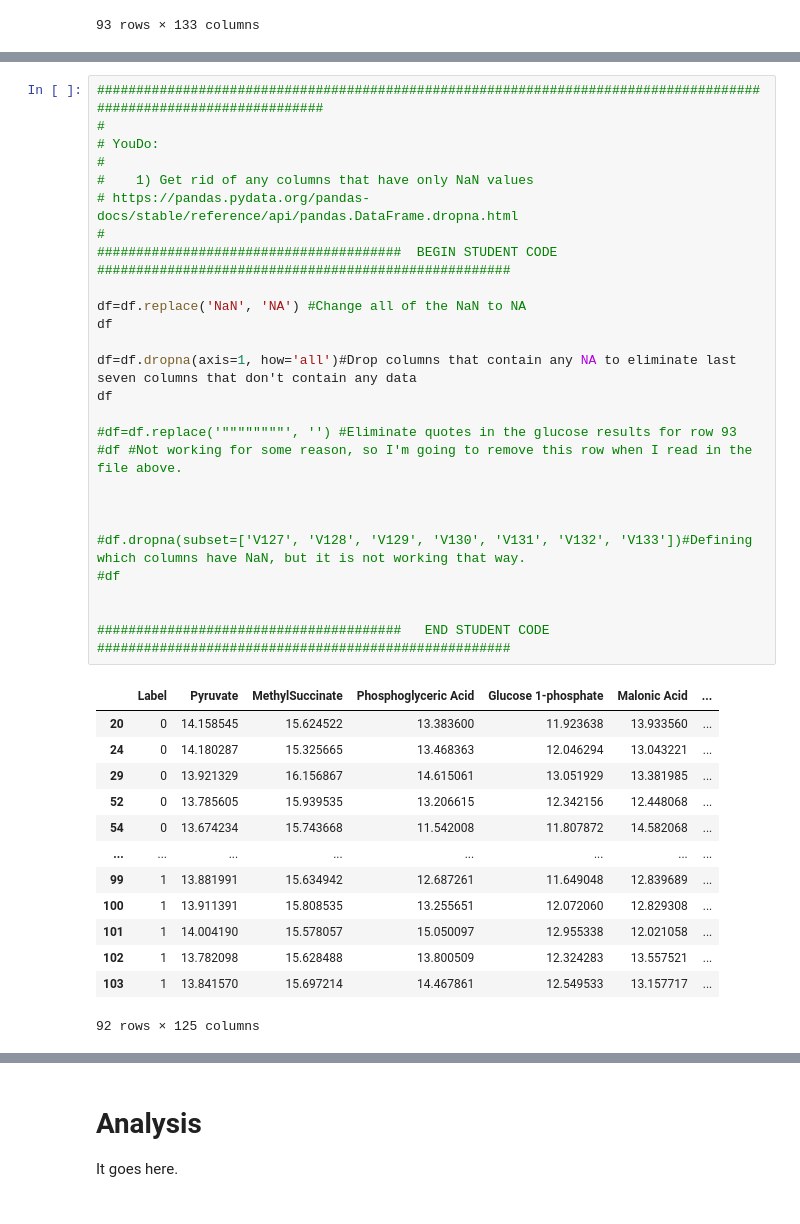
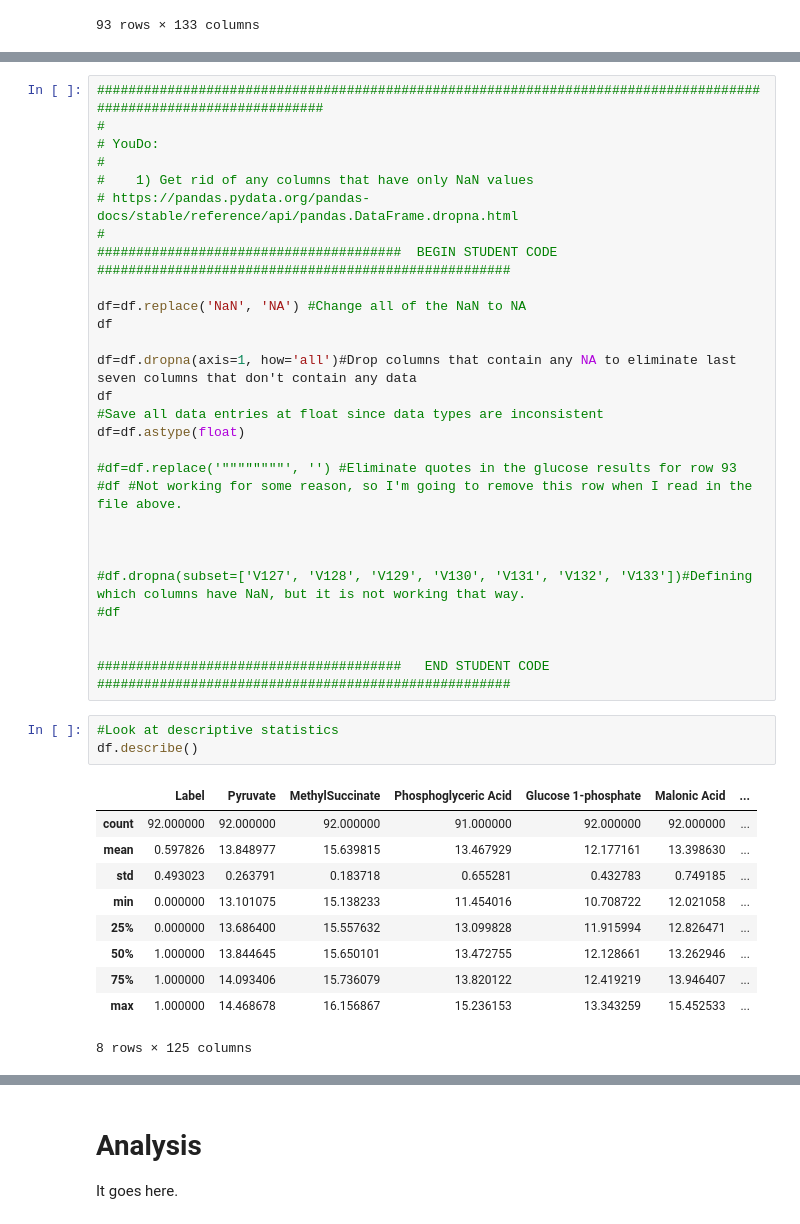
Before and after one commit to BIOS6644/BIOS6644_Spring_2024, a Jupyter notebook: Modules/Module_1/notebooks/BIOS6644_CSV_Sugar_Metabolomics_Jennifer_Kemp.ipynb, the cells around one changed output, grey strips where cells are left out. Saved outputs shown, nothing was run; the diff lists cells and outputs as text.

```diff
--- a/Modules/Module_1/notebooks/BIOS6644_CSV_Sugar_Metabolomics_Jennifer_Kemp.ipynb
+++ b/Modules/Module_1/notebooks/BIOS6644_CSV_Sugar_Metabolomics_Jennifer_Kemp.ipynb
@@ -135,6 +137,8 @@ df
 
 df=df.dropna(axis=1, how='all')#Drop columns that contain any NA to eliminate last seven columns that don't contain any data
 df
+#Save all data entries at float since data types are inconsistent
+df=df.astype(float)
 
 #df=df.replace('""""""""', '') #Eliminate quotes in the glucose results for row 93
 #df #Not working for some reason, so I'm going to remove this row when I read in the file above.
@@ -146,20 +150,20 @@ df
 
 
 #######################################   END STUDENT CODE   #####################################################
-# %% [output]
-|  | Label | Pyruvate | MethylSuccinate | Phosphoglyceric Acid | Glucose 1-phosphate | Malonic Acid | ... |
-| 20 | 0 | 14.158545 | 15.624522 | 13.383600 | 11.923638 | 13.933560 | ... |
-| 24 | 0 | 14.180287 | 15.325665 | 13.468363 | 12.046294 | 13.043221 | ... |
-| 29 | 0 | 13.921329 | 16.156867 | 14.615061 | 13.051929 | 13.381985 | ... |
-| 52 | 0 | 13.785605 | 15.939535 | 13.206615 | 12.342156 | 12.448068 | ... |
-| 54 | 0 | 13.674234 | 15.743668 | 11.542008 | 11.807872 | 14.582068 | ... |
-| ... | ... | ... | ... | ... | ... | ... | ... |
-| 99 | 1 | 13.881991 | 15.634942 | 12.687261 | 11.649048 | 12.839689 | ... |
-| 100 | 1 | 13.911391 | 15.808535 | 13.255651 | 12.072060 | 12.829308 | ... |
-| 101 | 1 | 14.004190 | 15.578057 | 15.050097 | 12.955338 | 12.021058 | ... |
-| 102 | 1 | 13.782098 | 15.628488 | 13.800509 | 12.324283 | 13.557521 | ... |
-| 103 | 1 | 13.841570 | 15.697214 | 14.467861 | 12.549533 | 13.157717 | ... |
-92 rows × 125 columns
+# %%
+#Look at descriptive statistics
+df.describe()
+# %% [output]
+|  | Label | Pyruvate | MethylSuccinate | Phosphoglyceric Acid | Glucose 1-phosphate | Malonic Acid | ... |
+| count | 92.000000 | 92.000000 | 92.000000 | 91.000000 | 92.000000 | 92.000000 | ... |
+| mean | 0.597826 | 13.848977 | 15.639815 | 13.467929 | 12.177161 | 13.398630 | ... |
+| std | 0.493023 | 0.263791 | 0.183718 | 0.655281 | 0.432783 | 0.749185 | ... |
+| min | 0.000000 | 13.101075 | 15.138233 | 11.454016 | 10.708722 | 12.021058 | ... |
+| 25% | 0.000000 | 13.686400 | 15.557632 | 13.099828 | 11.915994 | 12.826471 | ... |
+| 50% | 1.000000 | 13.844645 | 15.650101 | 13.472755 | 12.128661 | 13.262946 | ... |
+| 75% | 1.000000 | 14.093406 | 15.736079 | 13.820122 | 12.419219 | 13.946407 | ... |
+| max | 1.000000 | 14.468678 | 16.156867 | 15.236153 | 13.343259 | 15.452533 | ... |
+8 rows × 125 columns
 # %%
 ##################################################################################################################
 #
```
Also changed, not shown: parts of 7 cells of this notebook.
